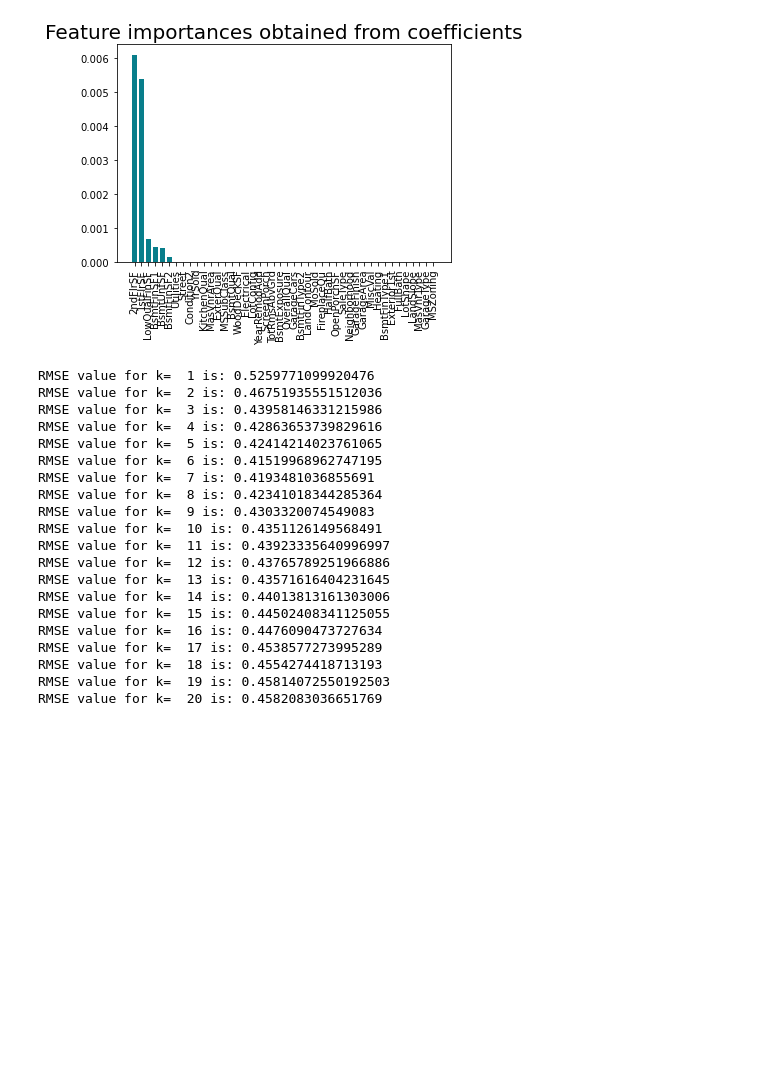
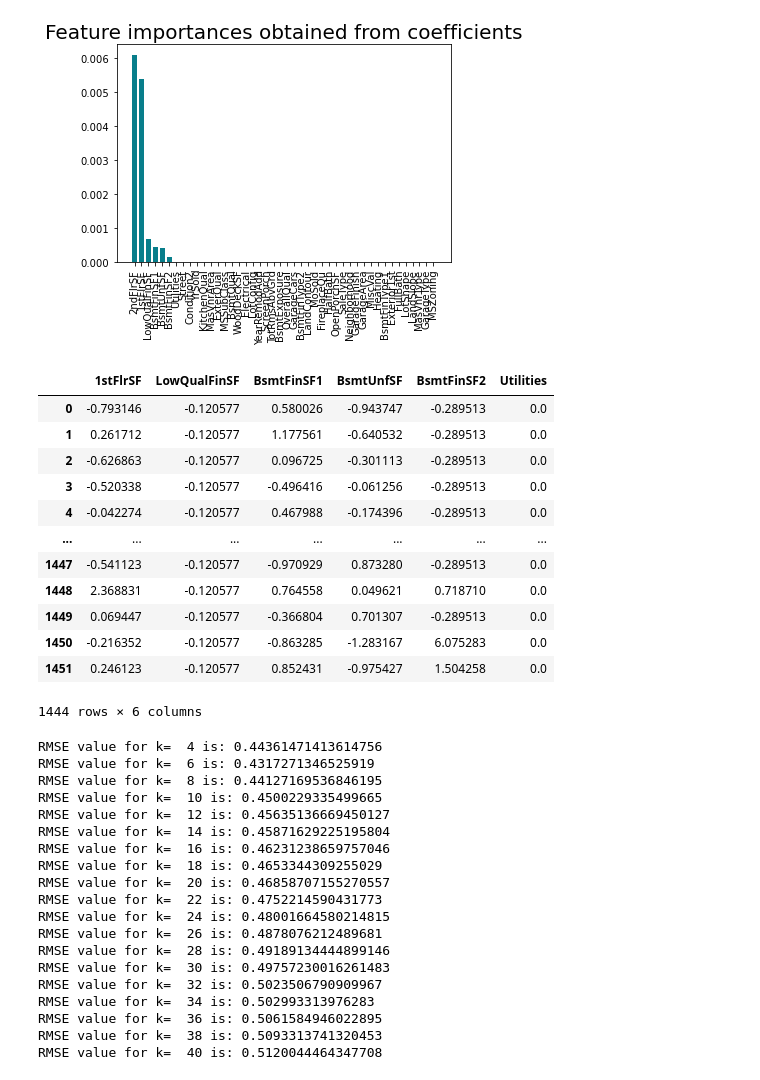
Before and after one commit to OdyAsh/ml-problems, a Jupyter notebook: Assignment 1/All Group Members/Regression.ipynb, the cells around one changed output. Cells and saved outputs as stored; diff of their text form; code cells hidden in the pictures; blank space fills up the shorter version.

```diff
--- a/Assignment 1/All Group Members/Regression.ipynb
+++ b/Assignment 1/All Group Members/Regression.ipynb
@@ -731,6 +731,23 @@ plt.xticks(rotation='vertical')
 plt.show()
 # %% [output]
 [figure]
+# %%
+final_df = std_df[big.iloc[1:7, 0]]
+final_df
+# %% [output]
+|  | 1stFlrSF | LowQualFinSF | BsmtFinSF1 | BsmtUnfSF | BsmtFinSF2 | Utilities |
+| 0 | -0.793146 | -0.120577 | 0.580026 | -0.943747 | -0.289513 | 0.0 |
+| 1 | 0.261712 | -0.120577 | 1.177561 | -0.640532 | -0.289513 | 0.0 |
+| 2 | -0.626863 | -0.120577 | 0.096725 | -0.301113 | -0.289513 | 0.0 |
+| 3 | -0.520338 | -0.120577 | -0.496416 | -0.061256 | -0.289513 | 0.0 |
+| 4 | -0.042274 | -0.120577 | 0.467988 | -0.174396 | -0.289513 | 0.0 |
+| ... | ... | ... | ... | ... | ... | ... |
+| 1447 | -0.541123 | -0.120577 | -0.970929 | 0.873280 | -0.289513 | 0.0 |
+| 1448 | 2.368831 | -0.120577 | 0.764558 | 0.049621 | 0.718710 | 0.0 |
+| 1449 | 0.069447 | -0.120577 | -0.366804 | 0.701307 | -0.289513 | 0.0 |
+| 1450 | -0.216352 | -0.120577 | -0.863285 | -1.283167 | 6.075283 | 0.0 |
+| 1451 | 0.246123 | -0.120577 | 0.852431 | -0.975427 | 1.504258 | 0.0 |
+1444 rows × 6 columns
 # %%
 from sklearn import neighbors
 from sklearn.metrics import mean_squared_error
@@ -740,7 +757,7 @@ import matplotlib.pyplot as plt
 
 
 rmse_val = []
-for K in range(20):
+for K in range(3,40,2):
     K = K+1
     model = neighbors.KNeighborsRegressor(n_neighbors = K)
 
@@ -750,23 +767,22 @@ for K in range(20):
     rmse_val.append(error)
     print('RMSE value for k= ' , K , 'is:', error)
 # %% [output]
-RMSE value for k=  1 is: 0.5259771099920476
-RMSE value for k=  2 is: 0.46751935551512036
-RMSE value for k=  3 is: 0.43958146331215986
-RMSE value for k=  4 is: 0.42863653739829616
-RMSE value for k=  5 is: 0.42414214023761065
-RMSE value for k=  6 is: 0.41519968962747195
-RMSE value for k=  7 is: 0.4193481036855691
-RMSE value for k=  8 is: 0.42341018344285364
-RMSE value for k=  9 is: 0.4303320074549083
-RMSE value for k=  10 is: 0.4351126149568491
-RMSE value for k=  11 is: 0.43923335640996997
-RMSE value for k=  12 is: 0.43765789251966886
-RMSE value for k=  13 is: 0.43571616404231645
-RMSE value for k=  14 is: 0.44013813161303006
-RMSE value for k=  15 is: 0.44502408341125055
-RMSE value for k=  16 is: 0.4476090473727634
-RMSE value for k=  17 is: 0.4538577273995289
-RMSE value for k=  18 is: 0.4554274418713193
-RMSE value for k=  19 is: 0.45814072550192503
-RMSE value for k=  20 is: 0.4582083036651769
+RMSE value for k=  4 is: 0.44361471413614756
+RMSE value for k=  6 is: 0.4317271346525919
+RMSE value for k=  8 is: 0.44127169536846195
+RMSE value for k=  10 is: 0.4500229335499665
+RMSE value for k=  12 is: 0.45635136669450127
+RMSE value for k=  14 is: 0.45871629225195804
+RMSE value for k=  16 is: 0.46231238659757046
+RMSE value for k=  18 is: 0.4653344309255029
+RMSE value for k=  20 is: 0.46858707155270557
+RMSE value for k=  22 is: 0.4752214590431773
+RMSE value for k=  24 is: 0.48001664580214815
+RMSE value for k=  26 is: 0.4878076212489681
+RMSE value for k=  28 is: 0.49189134444899146
+RMSE value for k=  30 is: 0.49757230016261483
+RMSE value for k=  32 is: 0.5023506790909967
+RMSE value for k=  34 is: 0.502993313976283
+RMSE value for k=  36 is: 0.5061584946022895
+RMSE value for k=  38 is: 0.5093313741320453
+RMSE value for k=  40 is: 0.5120044464347708
```
Also changed, not shown: parts of 4 cells of this notebook.
